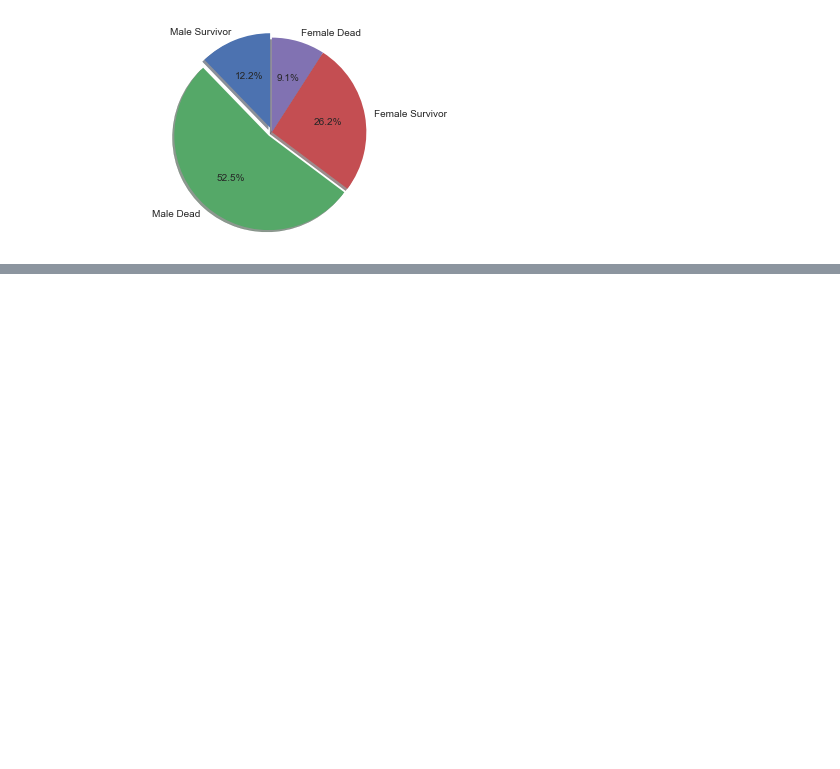
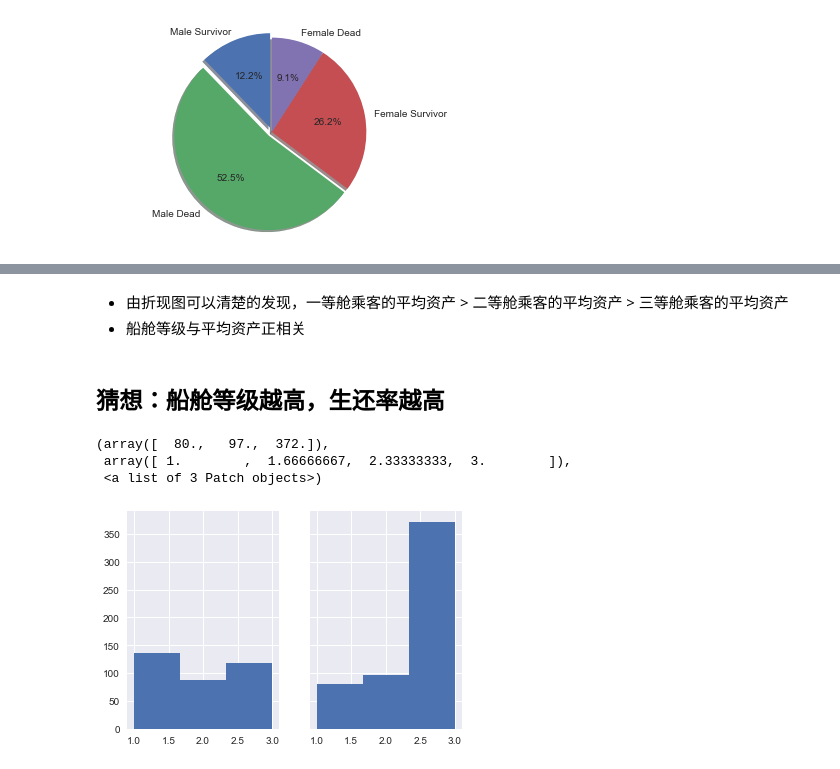
Before and after one commit to liucaizhong/Udacity, a Jupyter notebook: P4/project/titanic.ipynb, the cells around one changed output, grey strips where cells are left out. Cells and saved outputs as stored; diff of their text form; code cells hidden in the pictures; blank space fills up the shorter version.

```diff
--- a/P4/project/titanic.ipynb
+++ b/P4/project/titanic.ipynb
@@ -66,0 +121,21 @@ plt.show()
+# %% [markdown]
+* 由折现图可以清楚的发现，一等舱乘客的平均资产 > 二等舱乘客的平均资产 > 三等舱乘客的平均资产
+* 船舱等级与平均资产正相关
+# %% [markdown]
+## 猜想：船舱等级越高，生还率越高
+# %%
+# 绘制生还者与死亡者所属船舱的直方图
+n_bins = 3
+
+x_survived = survivor_df['Pclass']
+
+x_dead = dead_df['Pclass']
+
+fig, axs = plt.subplots(1, 2, sharex=True, sharey=True)
+axs[0].hist(x_survived, bins=n_bins)
+axs[1].hist(x_dead, bins=n_bins)
+# %% [output]
+(array([  80.,   97.,  372.]),
+ array([ 1.        ,  1.66666667,  2.33333333,  3.        ]),
+ <a list of 3 Patch objects>)
+[figure, added]
```
Also changed, not shown: parts of 12 cells of this notebook, 1 other file.
